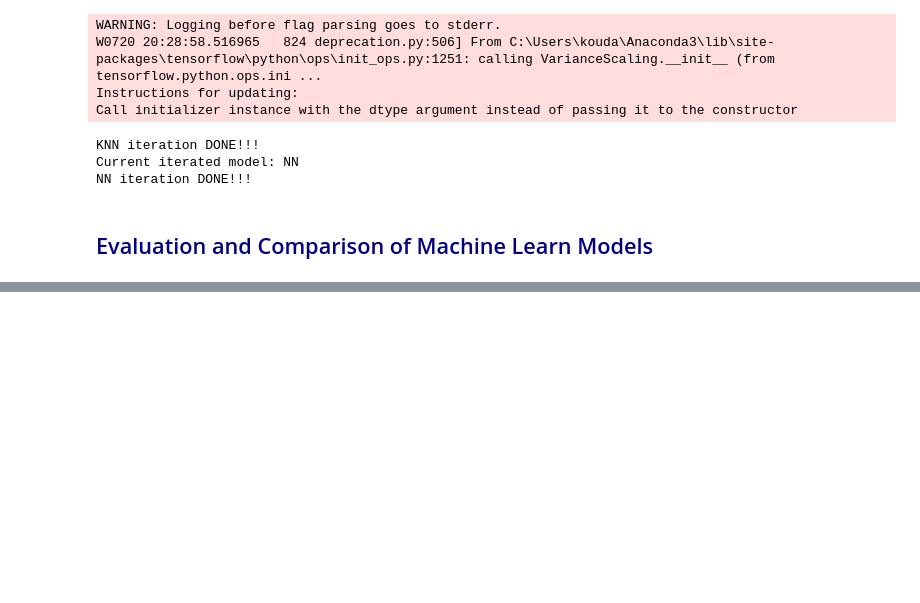
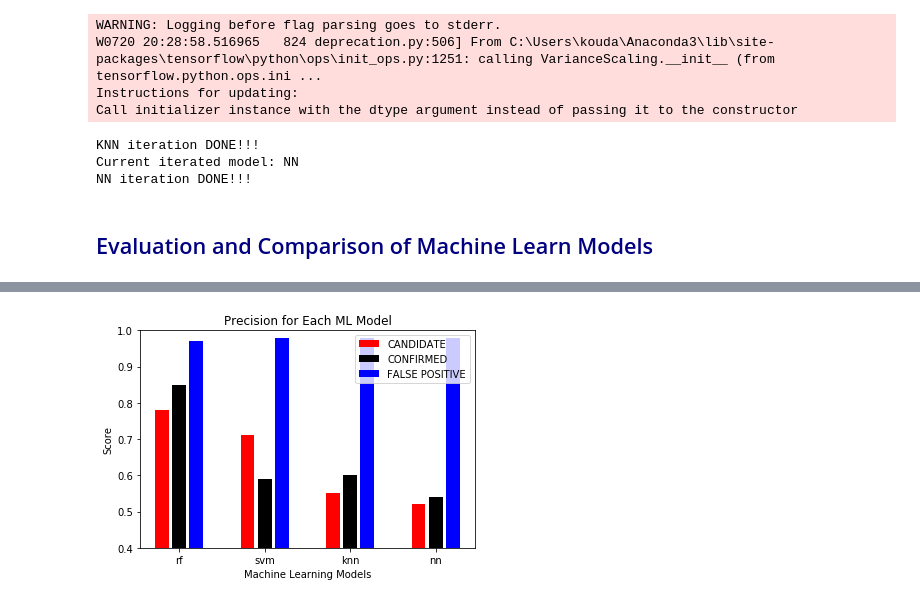
Before and after one commit to koudash/Exoplanet-Exploration, a Jupyter notebook: notebook/kepler_go.ipynb, the cells around one changed output, grey strips where cells are left out. Cells and saved outputs as stored; diff of their text form; code cells hidden in the pictures; blank space fills up the shorter version.

```diff
--- a/notebook/kepler_go.ipynb
+++ b/notebook/kepler_go.ipynb
@@ -365,0 +444,28 @@ NN iteration DONE!!!
+# %%
+# Make bar plot for precision of predicion made using test datafor different ML models
+plt.bar(list(range(1, 17, 5)), precision_dict["CANDIDATE"], color='r', label="CANDIDATE")
+plt.bar(list(range(2, 18, 5)), precision_dict["CONFIRMED"], color='k', label="CONFIRMED")
+plt.bar(list(range(3, 19, 5)), precision_dict["FALSE POSITIVE"], color='b', label="FALSE POSITIVE")
+
+# Create title
+plt.title("Precision for Each ML Model")
+
+# Create labels for x and y axes
+plt.xlabel("Machine Learning Models")
+plt.ylabel("Score")
+
+# Create x-ticks
+plt.xticks(list(range(2, 18, 5)), list(model_dict.keys()))
+
+# Create legend
+plt.legend(loc=1)
+
+# Set limits on y axis
+plt.ylim(0.4, 1)
+
+# Save figure
+plt.savefig("../figures/test_precision.png", bbox_inches='tight', dpi=300)
+
+plt.show()
+# %% [output]
+[figure, added]
```
Also changed, not shown: parts of 14 cells of this notebook, 5 other files.
